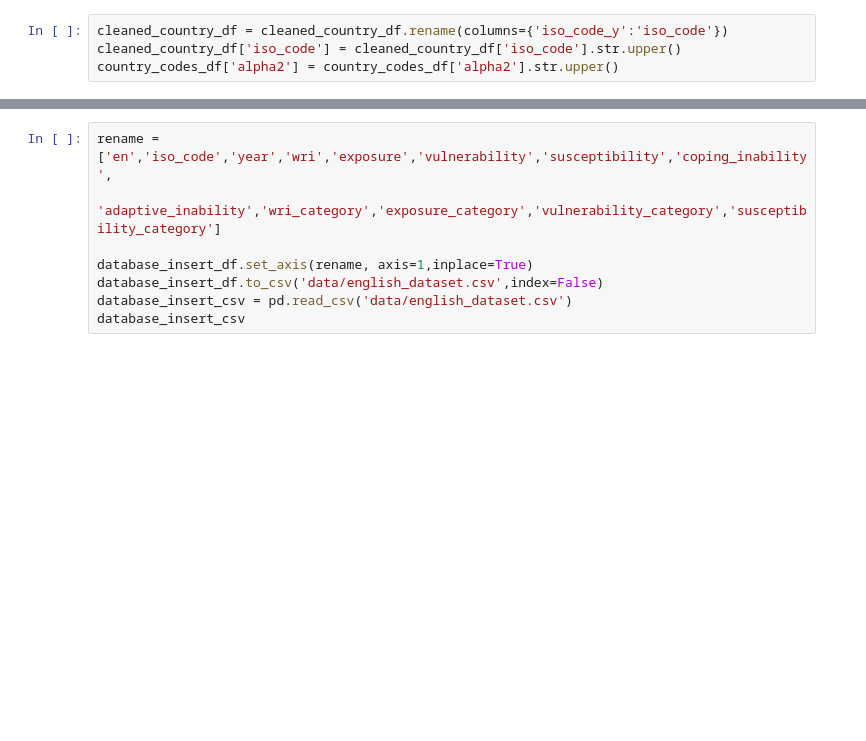
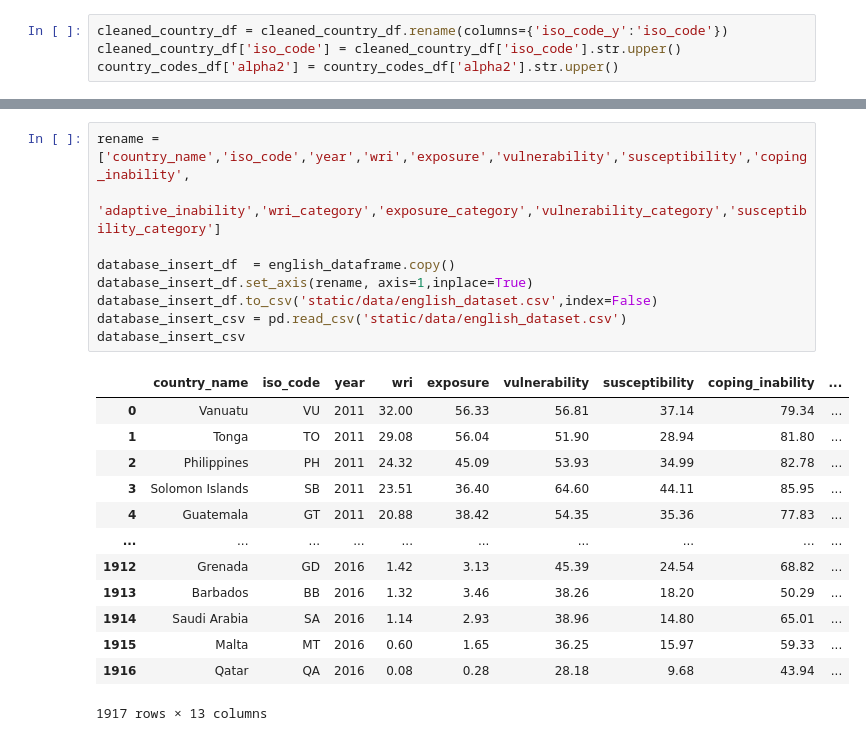
Before and after one commit to herzf012/world-disaster-risk-visualization, a Jupyter notebook: extract_transform_notebook.ipynb, the cells around one changed output, grey strips where cells are left out. Cells and saved outputs as stored; diff of their text form; blank space fills up the shorter version.

```diff
--- a/extract_transform_notebook.ipynb
+++ b/extract_transform_notebook.ipynb
@@ -383,8 +603,23 @@ english_dataframe.columns
 # %%
-rename = ['en','iso_code','year','wri','exposure','vulnerability','susceptibility','coping_inability',
+rename = ['country_name','iso_code','year','wri','exposure','vulnerability','susceptibility','coping_inability',
      'adaptive_inability','wri_category','exposure_category','vulnerability_category','susceptibility_category']
 
+database_insert_df  = english_dataframe.copy()
 database_insert_df.set_axis(rename, axis=1,inplace=True)
-database_insert_df.to_csv('data/english_dataset.csv',index=False)
-database_insert_csv = pd.read_csv('data/english_dataset.csv')
+database_insert_df.to_csv('static/data/english_dataset.csv',index=False)
+database_insert_csv = pd.read_csv('static/data/english_dataset.csv')
 database_insert_csv
+# %% [output]
+|  | country_name | iso_code | year | wri | exposure | vulnerability | susceptibility | coping_inability | ... |
+| 0 | Vanuatu | VU | 2011 | 32.00 | 56.33 | 56.81 | 37.14 | 79.34 | ... |
+| 1 | Tonga | TO | 2011 | 29.08 | 56.04 | 51.90 | 28.94 | 81.80 | ... |
+| 2 | Philippines | PH | 2011 | 24.32 | 45.09 | 53.93 | 34.99 | 82.78 | ... |
+| 3 | Solomon Islands | SB | 2011 | 23.51 | 36.40 | 64.60 | 44.11 | 85.95 | ... |
+| 4 | Guatemala | GT | 2011 | 20.88 | 38.42 | 54.35 | 35.36 | 77.83 | ... |
+| ... | ... | ... | ... | ... | ... | ... | ... | ... | ... |
+| 1912 | Grenada | GD | 2016 | 1.42 | 3.13 | 45.39 | 24.54 | 68.82 | ... |
+| 1913 | Barbados | BB | 2016 | 1.32 | 3.46 | 38.26 | 18.20 | 50.29 | ... |
+| 1914 | Saudi Arabia | SA | 2016 | 1.14 | 2.93 | 38.96 | 14.80 | 65.01 | ... |
+| 1915 | Malta | MT | 2016 | 0.60 | 1.65 | 36.25 | 15.97 | 59.33 | ... |
+| 1916 | Qatar | QA | 2016 | 0.08 | 0.28 | 28.18 | 9.68 | 43.94 | ... |
+1917 rows × 13 columns
```
Also changed, not shown: parts of 34 cells of this notebook, 6 other files.
